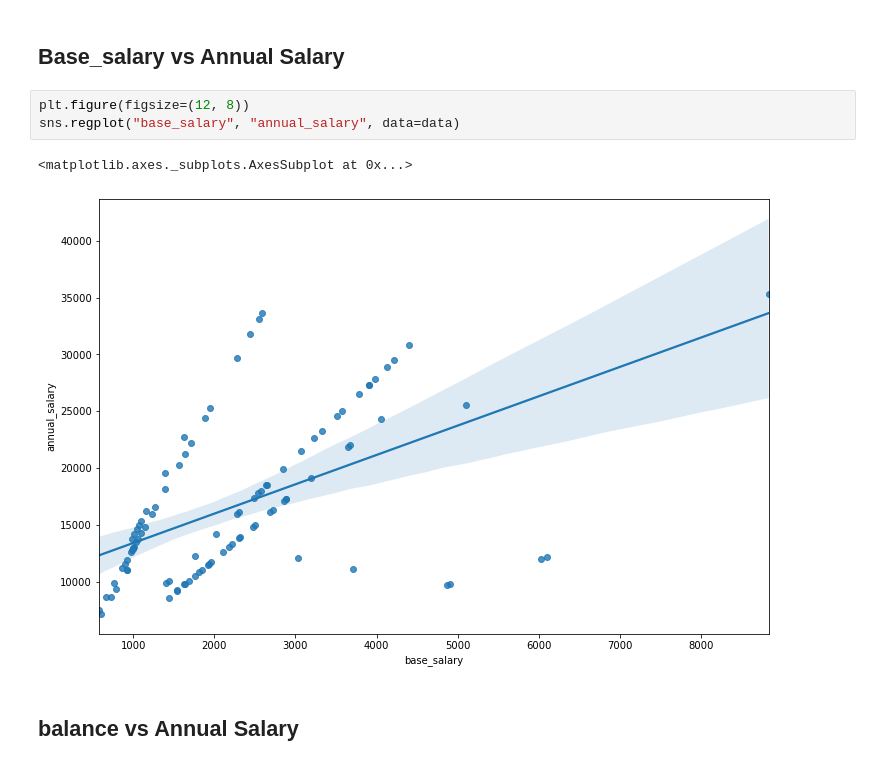
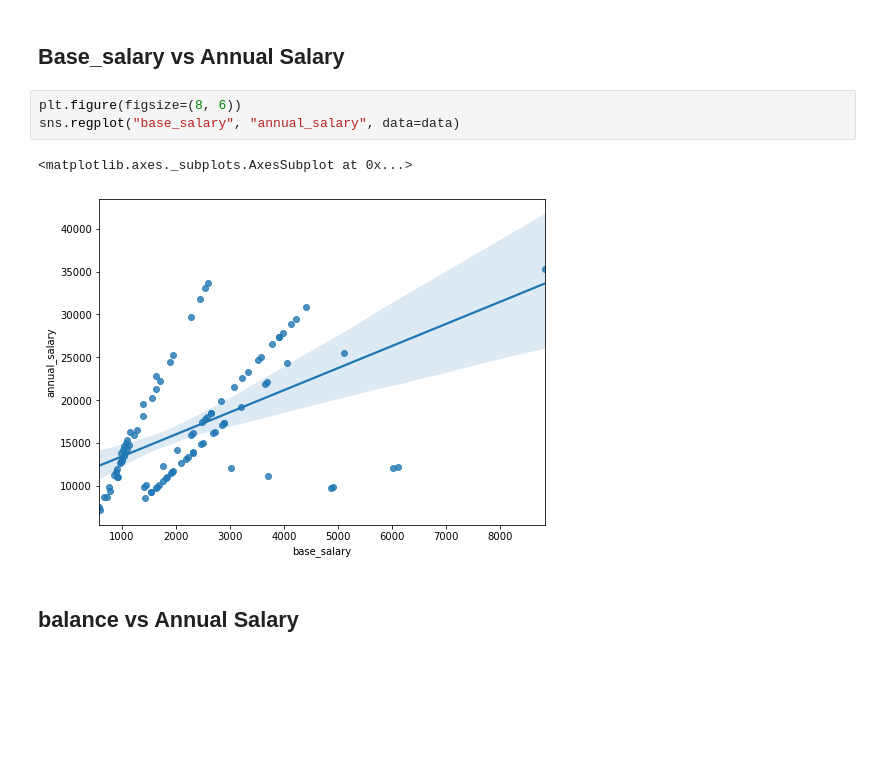
Before and after one commit to jtavara23/ANZ-synthesised-transaction-dataset, a Jupyter notebook: Task 2. Annual Salary Prediction .ipynb, the cells around one changed output. Saved outputs shown, nothing was run; the diff lists cells and outputs as text; blank space fills up the shorter version.

```diff
--- a/Task 2. Annual Salary Prediction .ipynb
+++ b/Task 2. Annual Salary Prediction .ipynb
@@ -541,11 +365,11 @@ import matplotlib.pyplot as plt
 # %% [markdown]
 ## Base_salary vs Annual Salary
 # %%
-plt.figure(figsize=(12, 8))
+plt.figure(figsize=(8, 6))
 sns.regplot("base_salary", "annual_salary", data=data)
 # %% [output]
 <matplotlib.axes._subplots.AxesSubplot at 0x...>
-[figure, old version]
+[figure, new version]
 # %% [markdown]
 ## balance vs Annual Salary
 # %%
```
Also changed, not shown: parts of 30 cells of this notebook, 2 other files.
